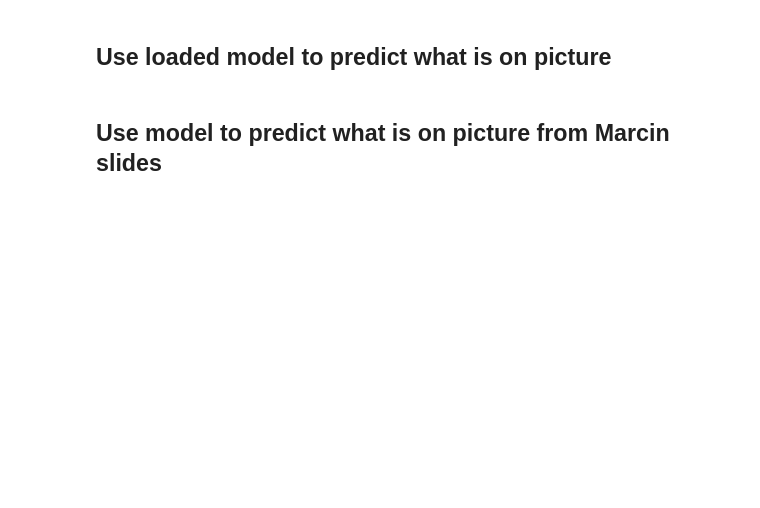
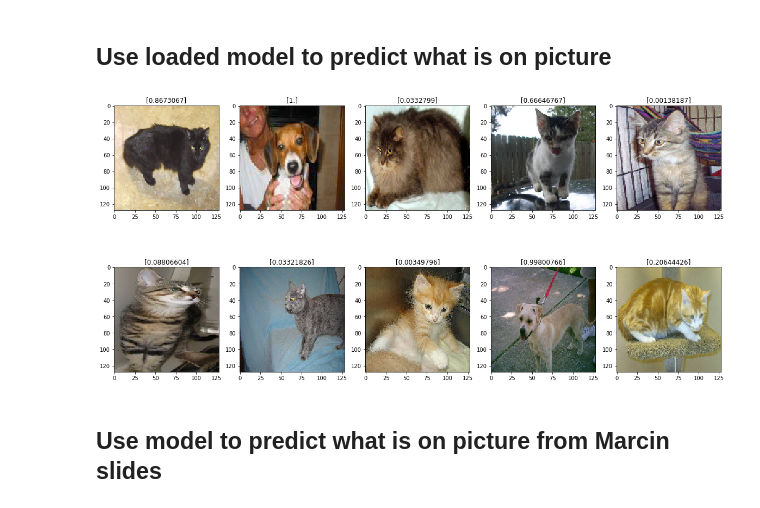
Before and after one commit to hubito98/CNNs, a Jupyter notebook: image_labeling.ipynb, the cells around one changed output. Saved outputs shown, nothing was run; the diff lists cells and outputs as text; code cells hidden in the pictures; blank space fills up the shorter version.

```diff
--- a/image_labeling.ipynb
+++ b/image_labeling.ipynb
@@ -36,3 +42,5 @@ plt.show()
 ## Use load_model function to load trained model from file "trained_model.h5"
 # %%
 # load model using tf.keras.models.load_model
+model = tf.keras.models.load_model("trained_model.h5")
+model.summary()
@@ -43,3 +66,19 @@ plt.show()
+# %%
+# predict images with model and show pictures with output of model
+images, _ = test_generator.next()
+rows = 2
+cols = 5
+
+predictions = model.predict(images)
+
+fig, ax = plt.subplots(rows, cols, figsize=(20, 10))
+for row in range(rows):
+    for col in range(cols):
+        ax[row, col].set_title(predictions[row*cols + col])
+        ax[row, col].imshow(images[row*cols + col])
+plt.show()
+# %% [output]
+[figure, added]
 # %% [markdown]
 ## Use model to predict what is on picture from Marcin slides
 # %%
```
Also changed, not shown: parts of 7 cells of this notebook, 1 other file.
